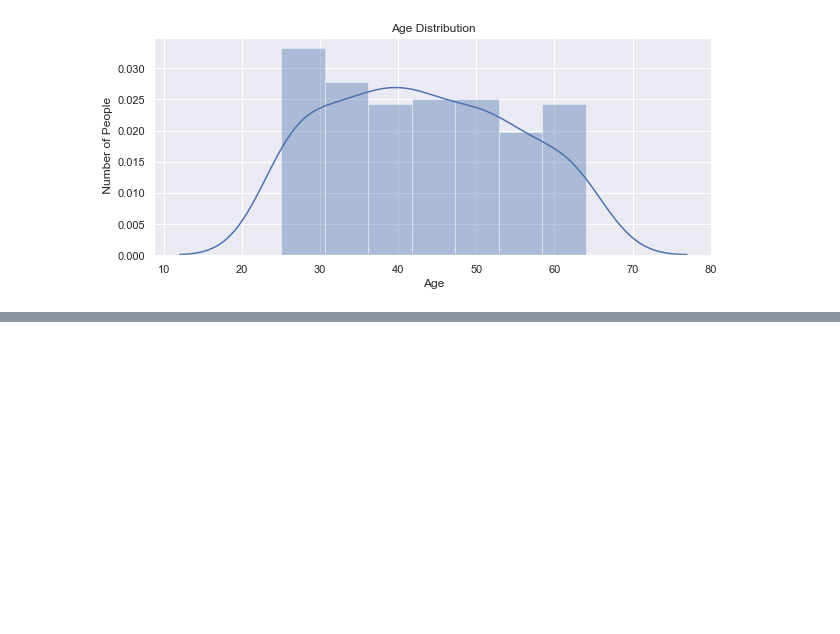
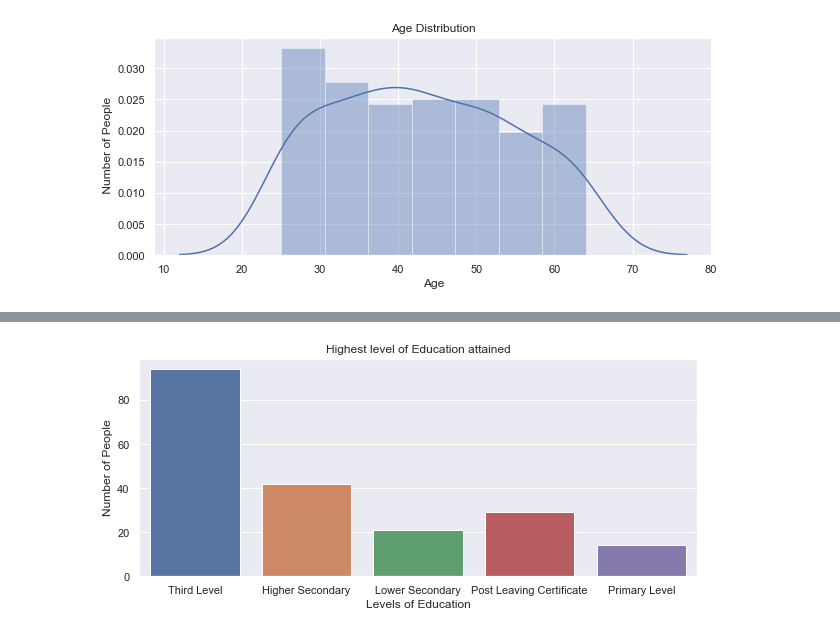
Before and after one commit to martinaobrien/GMIT-Programme-for-Data-Analysis-Project---Simulation, a Jupyter notebook: GMIT-Programme-for-Data-Analysis-Project---Simulation.ipynb, the cells around one changed output, grey strips where cells are left out. Cells and saved outputs as stored; diff of their text form; code cells hidden in the pictures; blank space fills up the shorter version.

Commit message:
Added in Education Variable

```diff
--- a/GMIT-Programme-for-Data-Analysis-Project---Simulation.ipynb
+++ b/GMIT-Programme-for-Data-Analysis-Project---Simulation.ipynb
@@ -129,0 +134,13 @@ plt.show()
+# %%
+#References for values contained in the dataset
+level = ['Primary Level', 'Lower Secondary', 'Higher Secondary', 'Post Leaving Certificate', 'Third Level']
+#Based on statistics, a probability for each string is created.
+# Probability is as follows: Primary Level is the lowest, Lower Secondary is .11 and so on
+prob = [0.05, 0.11, 0.22, 0.15, 0.47]
+education_level = np.random.choice(level, 200, p=prob) #random choice is used to generate the dataframe
+
+# Creates a dataframe
+education_level_df = pd.DataFrame(education_level, columns=['Education Level'])
+
+#showing the first 5 references
+education_level_df.head()
@@ -137,0 +162,9 @@ education=['Primary or Below', 'Lower secondary', 'Higher secondary', 'Post Leav
+# %%
+sns.set(rc={"figure.figsize": (10, 4)})
+ax = sns.countplot(x ='Education Level', data = education_level_df)
+plt.title("Highest level of Education attained") # Title for the graph
+plt.xlabel("Levels of Education") # X-Axis labelling
+plt.ylabel("Number of People") # Y-Axis labelling
+plt.show()
+# %% [output]
+[figure, added]
```
Also changed, not shown: parts of 6 cells of this notebook.
